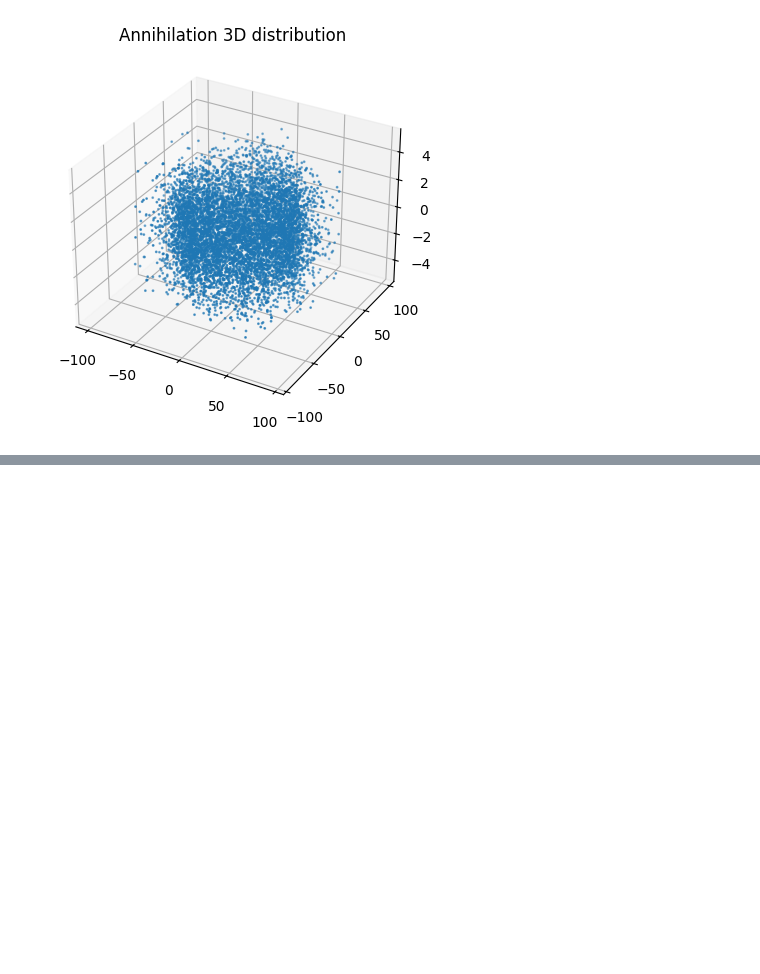
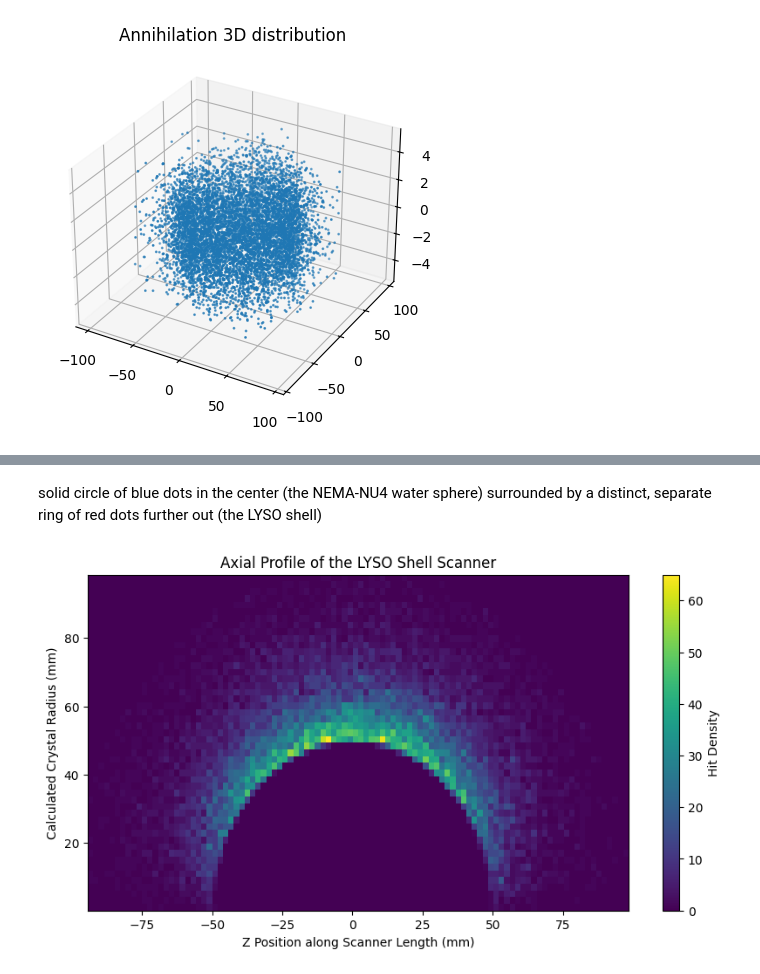
Before and after one commit to mw2304/SummerProject2026, a Jupyter notebook: FSS_test_root.ipynb, the cells around one changed output, grey strips where cells are left out. Cells and saved outputs as stored; diff of their text form; code cells hidden in the pictures; blank space fills up the shorter version.

```diff
--- a/FSS_test_root.ipynb
+++ b/FSS_test_root.ipynb
@@ -163,0 +222,24 @@ plt.show()
+# %% [markdown]
+solid circle of blue dots in the center (the NEMA-NU4 water sphere) surrounded by a distinct, separate ring of red dots further out (the LYSO shell)
+# %%
+import uproot
+import numpy as np
+import matplotlib.pyplot as plt
+
+tree = uproot.open("FSStest.root")["ScannerSCS;1"].arrays(library="np")
+
+# Calculate the radius where the gamma ray hit the detector
+hit_radius = np.sqrt(tree["Gamma1_HitX1"]**2 + tree["Gamma1_HitY1"]**2)
+hit_z = tree["Gamma1_HitZ1"]
+
+plt.figure(figsize=(10, 5))
+# Use a 2D histogram to show the density of hits along the scanner body
+plt.hist2d(hit_z, hit_radius, bins=[100, 50], cmap='viridis')
+
+plt.title("Axial Profile of the LYSO Shell Scanner")
+plt.xlabel("Z Position along Scanner Length (mm)")
+plt.ylabel("Calculated Crystal Radius (mm)")
+plt.colorbar(label="Hit Density")
+plt.show()
+# %% [output]
+[figure, added]
```
Also changed, not shown: parts of 4 cells of this notebook.
